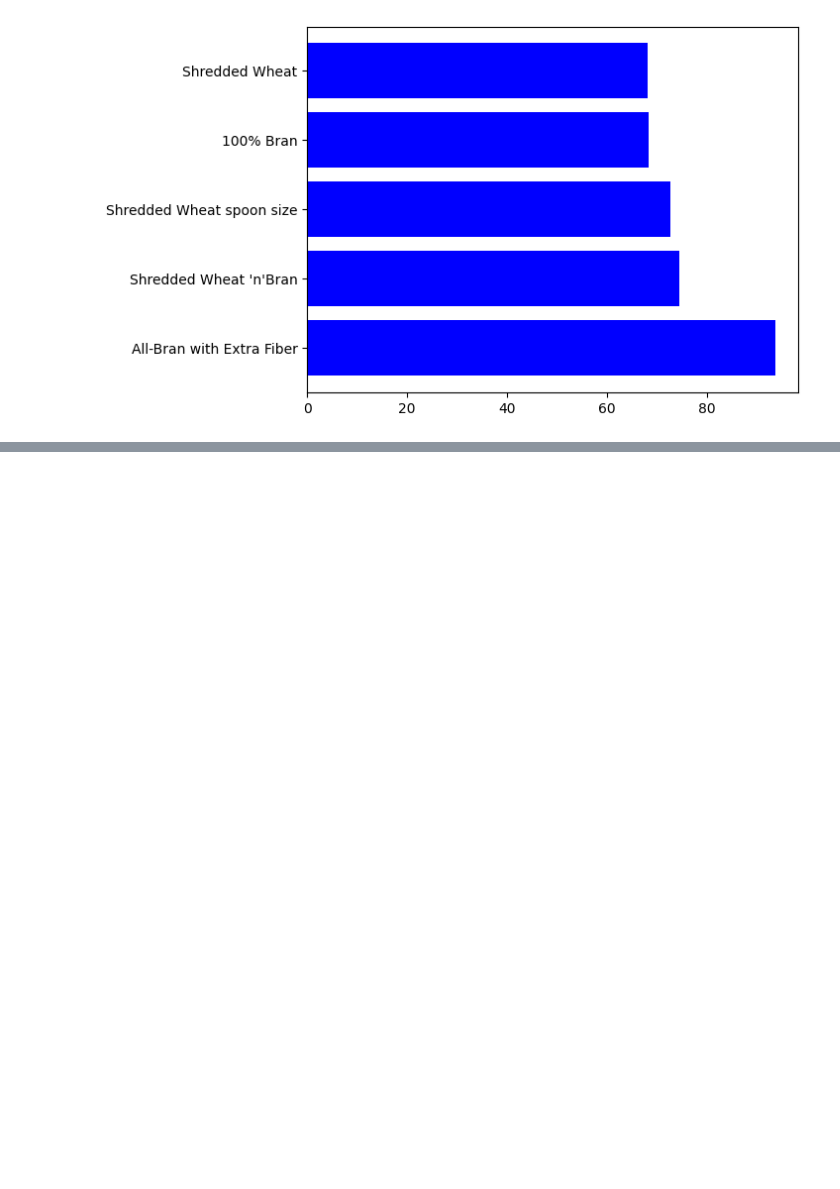
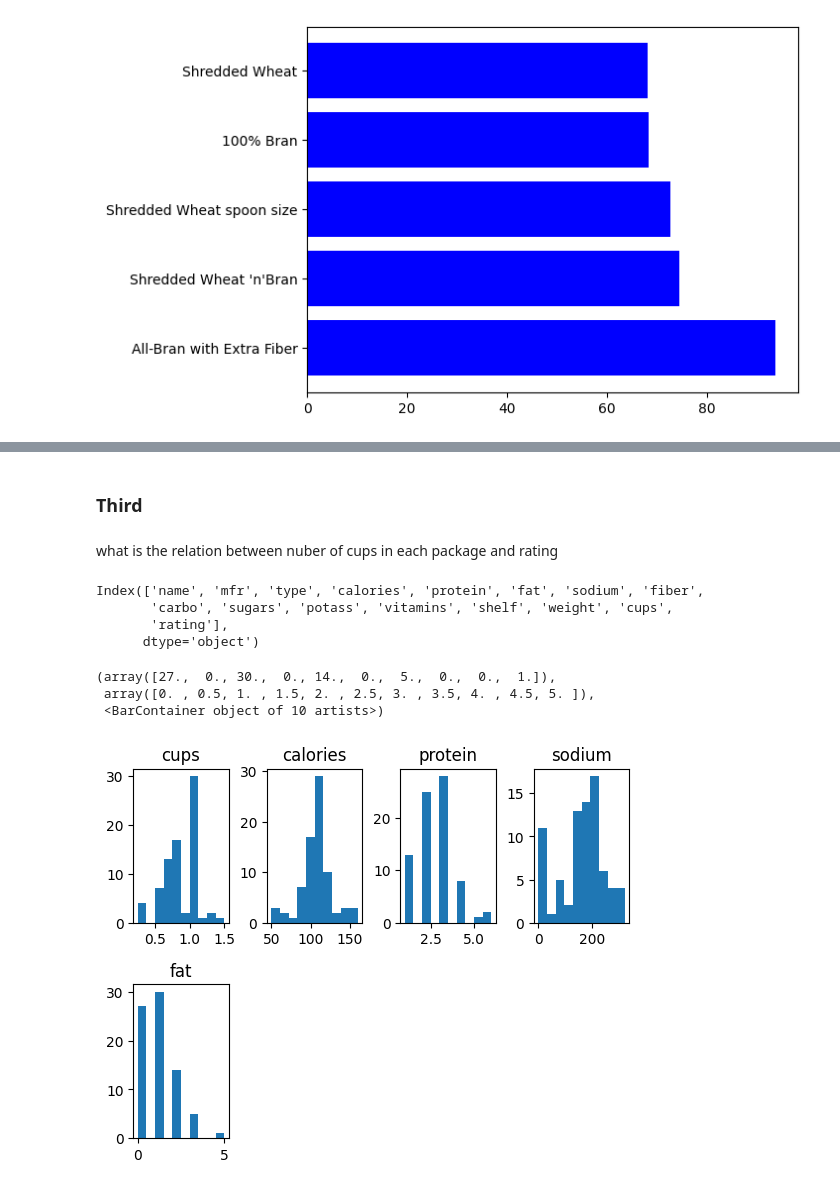
Before and after one commit to zyad-khaled/COGNORISE, a Jupyter notebook: Second task/secondproject.ipynb, the cells around one changed output, grey strips where cells are left out. Saved outputs shown, nothing was run; the diff lists cells and outputs as text; code cells hidden in the pictures; blank space fills up the shorter version.

```diff
--- a/Second task/secondproject.ipynb
+++ b/Second task/secondproject.ipynb
@@ -47,0 +77,40 @@ plt.barh(desc_name_rate["name"] , desc_name_rate["rating"] , color = "b")
+# %% [markdown]
+### Third
+# %% [markdown]
+what is the relation between nuber of cups in each package and rating
+# %%
+df.columns
+# %% [output]
+Index(['name', 'mfr', 'type', 'calories', 'protein', 'fat', 'sodium', 'fiber',
+       'carbo', 'sugars', 'potass', 'vitamins', 'shelf', 'weight', 'cups',
+       'rating'],
+      dtype='object')
+# %%
+plt.subplot(2 , 4 ,1)
+plt.title("cups")
+plt.subplots_adjust(wspace=0.4, hspace=0.4)
+plt.hist(df["cups"]) # most of companies put 1 cup
+plt.subplot(2 , 4 ,2)
+plt.subplots_adjust(wspace=0.4, hspace=0.4)
+plt.title("calories")
+plt.hist(df["calories"])
+plt.subplots_adjust(wspace=0.4, hspace=0.4)
+plt.subplot(2 , 4 ,3 )
+plt.title("protein")
+plt.subplots_adjust(wspace=0.4, hspace=0.4)
+plt.hist(df["protein"])
+plt.subplot(2 , 4 ,4)
+plt.subplots_adjust(wspace=0.4, hspace=0.4)
+plt.title("sodium")
+plt.hist(df["sodium"])
+plt.subplots_adjust(wspace=0.4, hspace=0.4)
+plt.subplot(2 , 4 ,5 )
+plt.title("fat")
+plt.subplots_adjust(wspace=0.4, hspace=0.4)
+plt.hist(df["fat"])
+# best amount is one cup and between 110 and 130 calories protein 3 sodium 190 fats between 1 and 2
+# %% [output]
+(array([27.,  0., 30.,  0., 14.,  0.,  5.,  0.,  0.,  1.]),
+ array([0. , 0.5, 1. , 1.5, 2. , 2.5, 3. , 3.5, 4. , 4.5, 5. ]),
+ <BarContainer object of 10 artists>)
+[figure, added]
```
Also changed, not shown: parts of 9 cells of this notebook.
